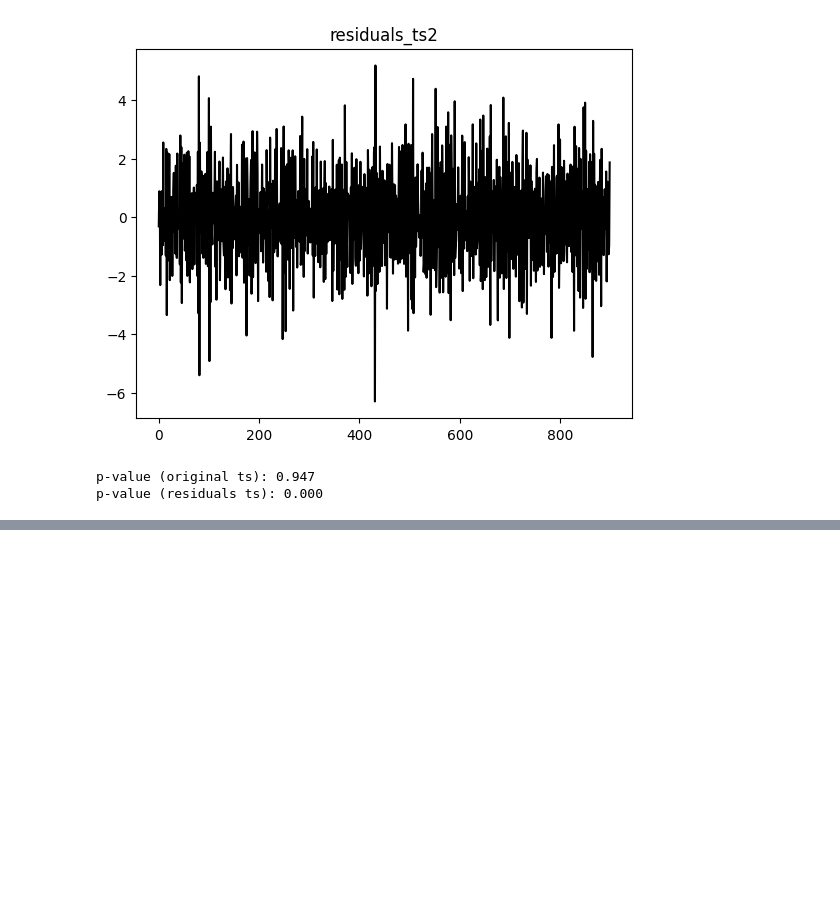
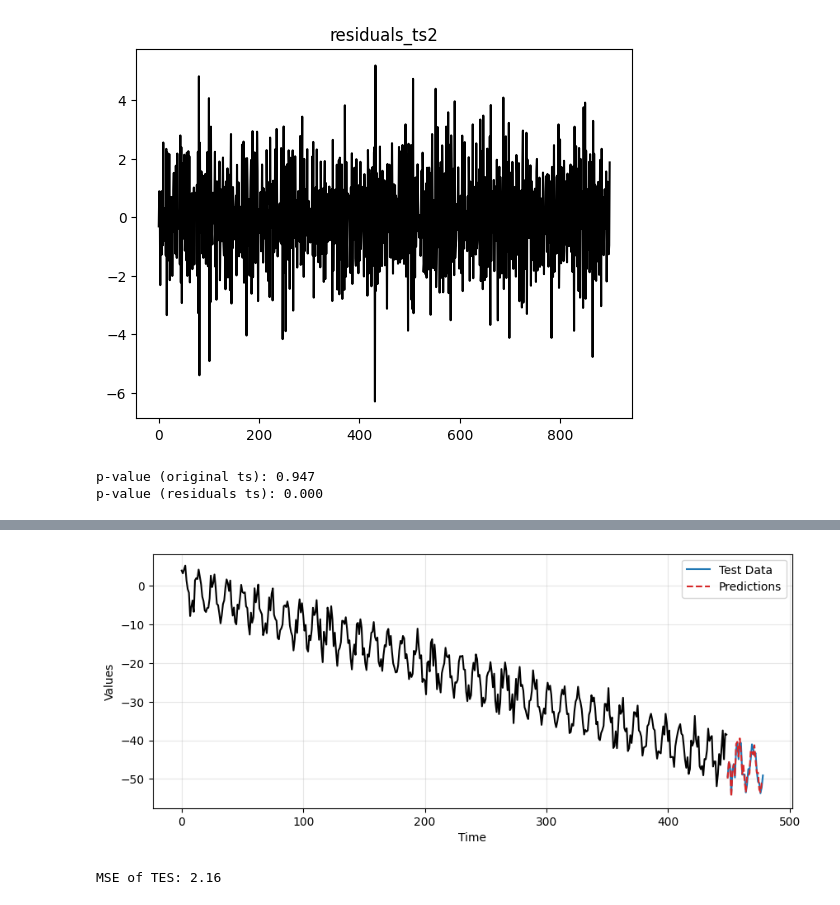
Before and after one commit to QS1lE/ml_time.series.2, a Jupyter notebook: practice 4/4 ar_ma.ipynb, the cells around one changed output, grey strips where cells are left out. Drawn from its saved outputs; the diff is of its cells as text; code cells hidden in the pictures; blank space fills up the shorter version.

```diff
--- a/practice 4/4 ar_ma.ipynb
+++ b/practice 4/4 ar_ma.ipynb
@@ -1065,0 +1095,17 @@ plt.tight_layout();
+# %%
+tes_pred1 = stat_arma_1.forecast(len(arma_ts1_test))
+final_preds1 = tes_pred1 + resid_preds1
+
+_, ax = plt.subplots(1, 1, figsize=(10, 4))
+run_sequence_plot(time_ts1[:len(arma_ts1_train)], arma_ts1_train, "", ax=ax)
+ax.plot(time_ts1[len(arma_ts1_train):], arma_ts1_test, label='Test Data', color='tab:blue')
+ax.plot(time_ts1[len(arma_ts1_train):], final_preds1, label='Predictions', linestyle='--', color='tab:red')
+plt.legend();
+# %% [output]
+[figure, added]
+# %%
+mse_tes1 = mean_squared_error(arma_ts1_test, final_preds1)
+
+print(f"MSE of TES: {mse_tes1:.2f}")
+# %% [output]
+MSE of TES: 2.16
```
Also changed, not shown: parts of 32 cells of this notebook.
